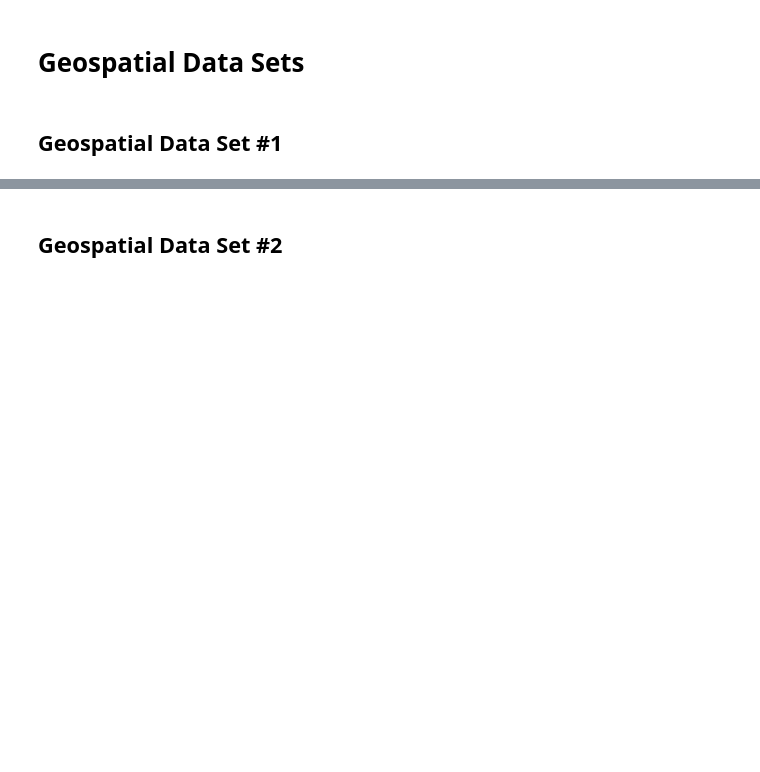
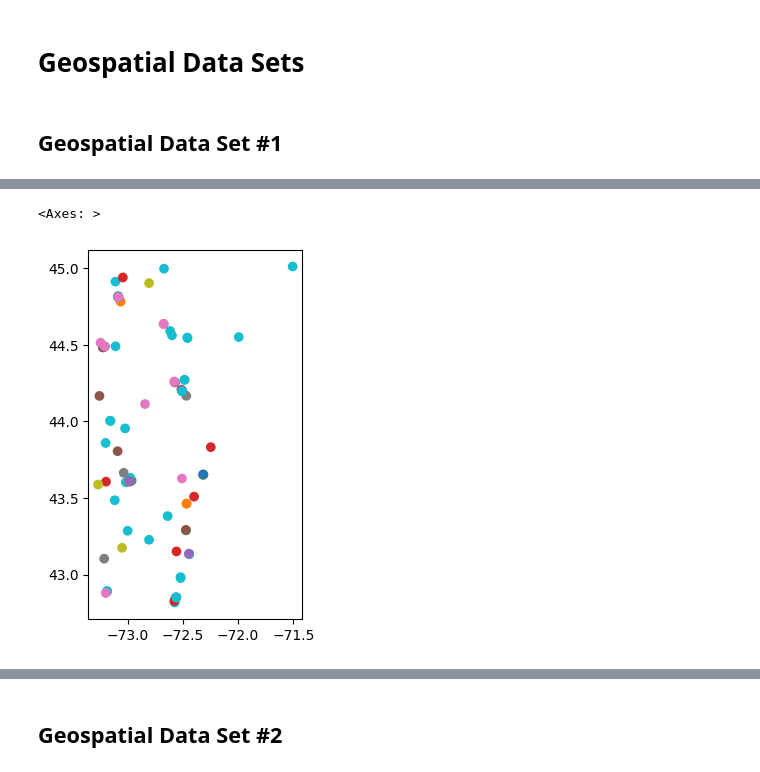
Before and after one commit to bonitr02/datasci_7_geospatial, a Jupyter notebook: datasci_7_geospatial.ipynb, the cells around one changed output, grey strips where cells are left out. Saved outputs shown, nothing was run; the diff lists cells and outputs as text; code cells hidden in the pictures; blank space fills up the shorter version.

```diff
--- a/datasci_7_geospatial.ipynb
+++ b/datasci_7_geospatial.ipynb
@@ -22,4 +27,4 @@ import json
 # %%
-df1 = gpd.read_file('/content/Louisville_Metro_KY_-_Firearm_data_intersections_January_1st%2C_2010-February_22nd%2C_2017.geojson')
-df1.columns
+df1 = gpd.read_file('/content/Brownfields.geojson')
+df1.dtypes
 # %% [output]
@@ -33,0 +96,5 @@ Index(['ObjectId', 'incident_number', 'ucr_category', 'type_of_firearm',
+# %%
+df1.plot("Source_Of_Contamination", legend=False)
+# %% [output]
+<Axes: >
+[figure, added]
```
Also changed, not shown: parts of 31 cells of this notebook.
